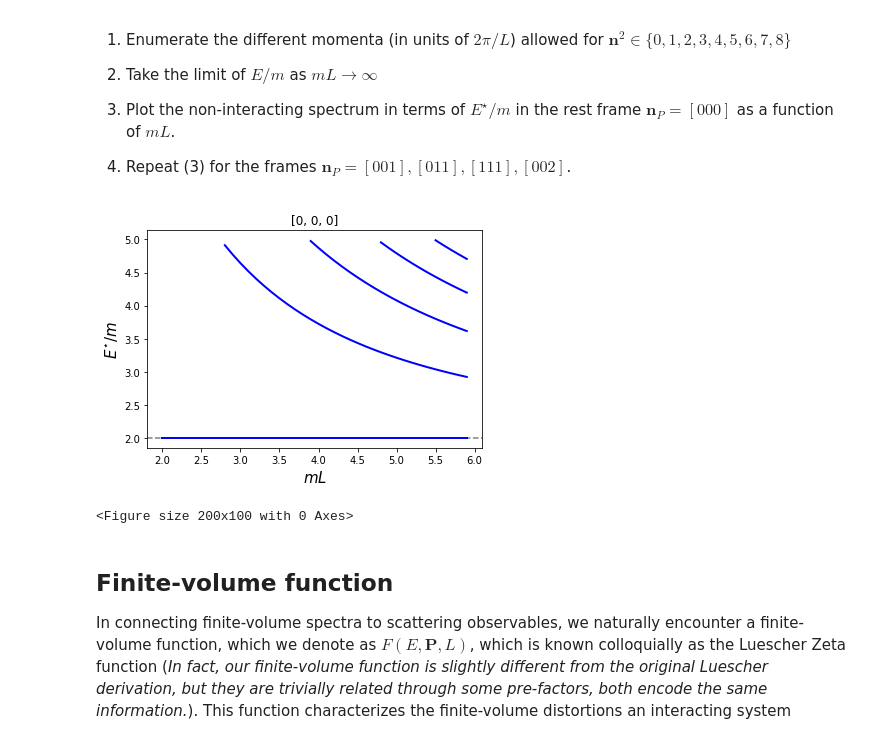
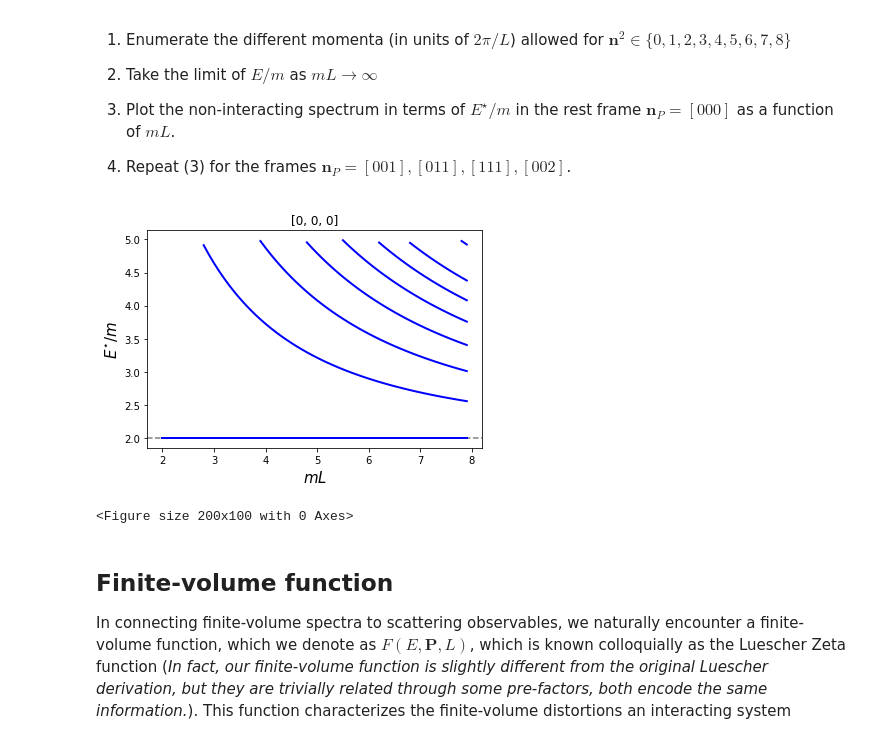
Before and after one commit to ajackura/LatticeSummerSchool2021-ScatteringExercises, a Jupyter notebook: Notebooks-final/hadspec_ex2_luescher.ipynb, the cells around one changed output. Cells and saved outputs as stored; diff of their text form; code cells hidden in the pictures.

```diff
--- a/Notebooks-final/hadspec_ex2_luescher.ipynb
+++ b/Notebooks-final/hadspec_ex2_luescher.ipynb
@@ -154,35 +154,35 @@ def get_spectrum_data( nP, Ecm_max, L_range ):
             else:
                 L_start += 1
         return_data.append([L_list[L_start:],level_data.copy()])
         level += 1
         L_start = 0
         level_data.clear()
 
     return return_data
 
 # routine to plot spectrum as a function of nP and max Ecm
 def plot_free_spectrum( nP ):
-    L_min, L_max, L_step = 2.0, 6.0, 0.1    # / m
+    L_min, L_max, L_step = 2.0, 8.0, 0.1    # / m
     L_list = np.arange(L_min,L_max,L_step)
     spectrum = get_spectrum_data(nP,Ecm_max,L_list)
     plt.axhline(y=2.0*m, color='gray', linestyle='--') # threshold energy
     for spec in spectrum:
         plt.plot(spec[0],spec[1],color="blue",linewidth=2) # plot each energy level (spec[1]) as a function of L (spec[0])
     plt.title(str(nP))
     plt.xlabel(r'$mL$',size=15)
     plt.ylabel(r'$E^{\star}/m$',size=15)
     plt.figure(figsize=(2,1), dpi= 100, facecolor='w', edgecolor='k')
 
 # zero total momentum
 nP = [0,0,0]
 
 # max CM energy
 Ecm_max = 5.0 # m
 
 # make plot
 plot_free_spectrum(nP)
 # %% [output]
-[figure, old version]
+[figure, new version]
 <Figure size 200x100 with 0 Axes>
 # %% [markdown]
 ## Finite-volume function
```
Also changed, not shown: parts of 6 cells of this notebook.
